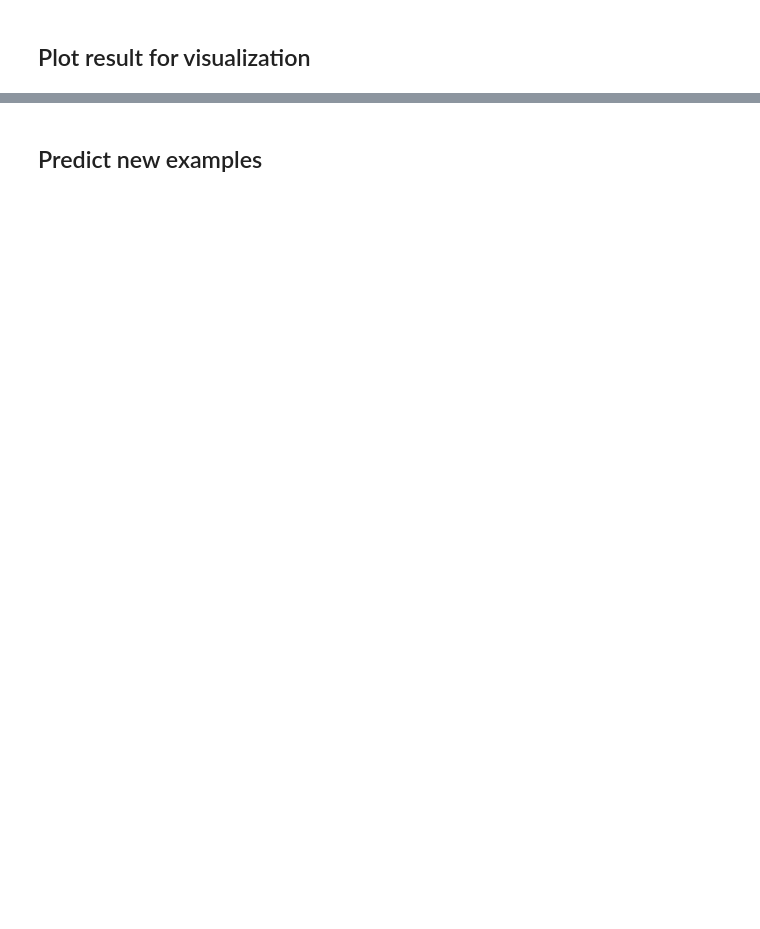
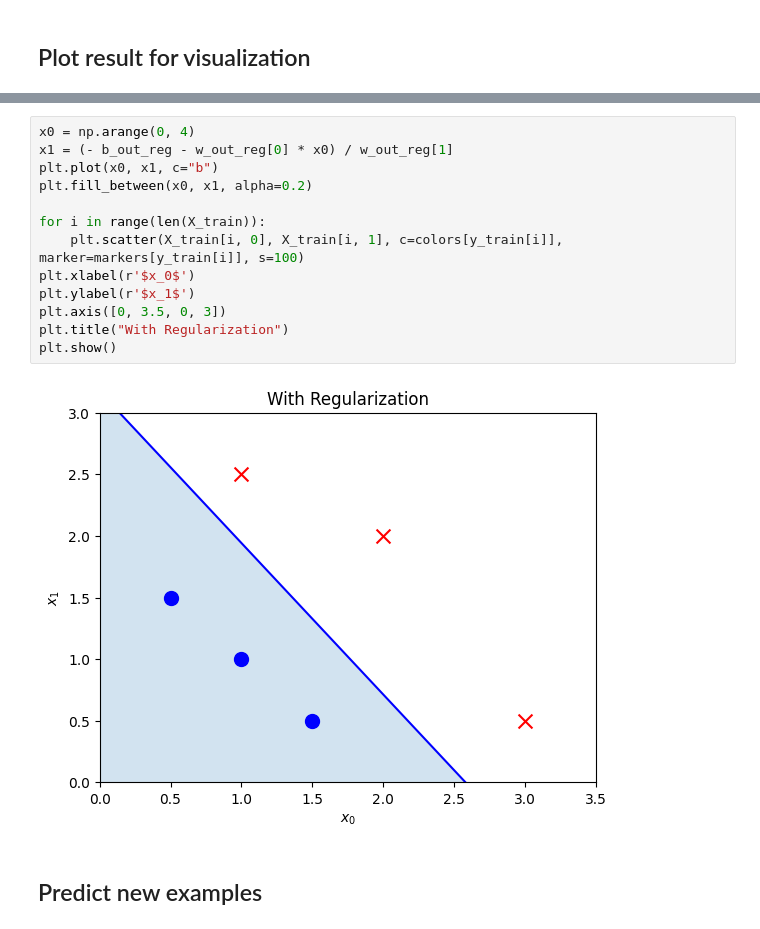
Before and after one commit to lam-thai-nguyen/Titanic-Binary-Classification, a Jupyter notebook: example.ipynb, the cells around one changed output, grey strips where cells are left out. Cells and saved outputs as stored; diff of their text form; blank space fills up the shorter version.

```diff
--- a/example.ipynb
+++ b/example.ipynb
@@ -112,3 +134,18 @@ plt.show()
+# %%
+x0 = np.arange(0, 4)
+x1 = (- b_out_reg - w_out_reg[0] * x0) / w_out_reg[1]
+plt.plot(x0, x1, c="b")
+plt.fill_between(x0, x1, alpha=0.2)
+
+for i in range(len(X_train)):
+    plt.scatter(X_train[i, 0], X_train[i, 1], c=colors[y_train[i]], marker=markers[y_train[i]], s=100)
+plt.xlabel(r'$x_0$')
+plt.ylabel(r'$x_1$')
+plt.axis([0, 3.5, 0, 3])
+plt.title("With Regularization")
+plt.show()
+# %% [output]
+[figure, added]
 # %% [markdown]
 ## Predict new examples
 # %%
```
Also changed, not shown: parts of 3 cells of this notebook.
